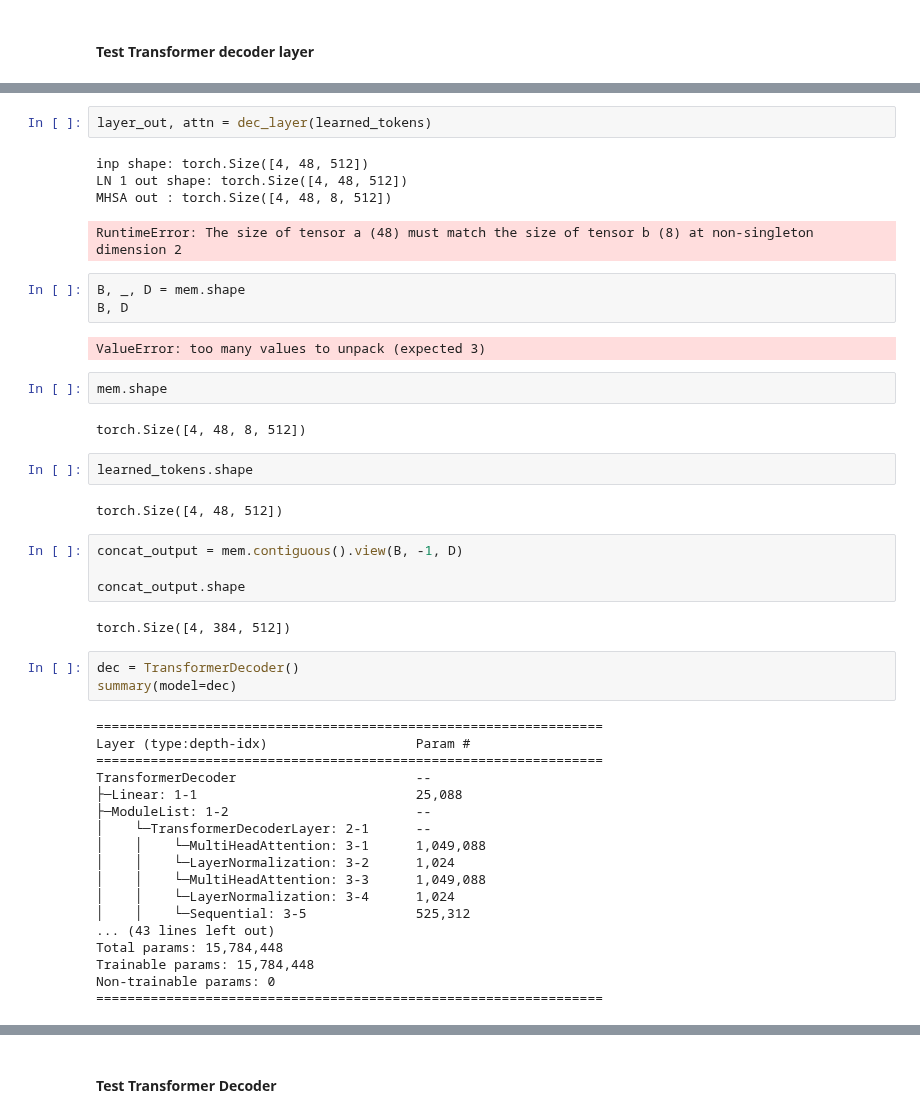
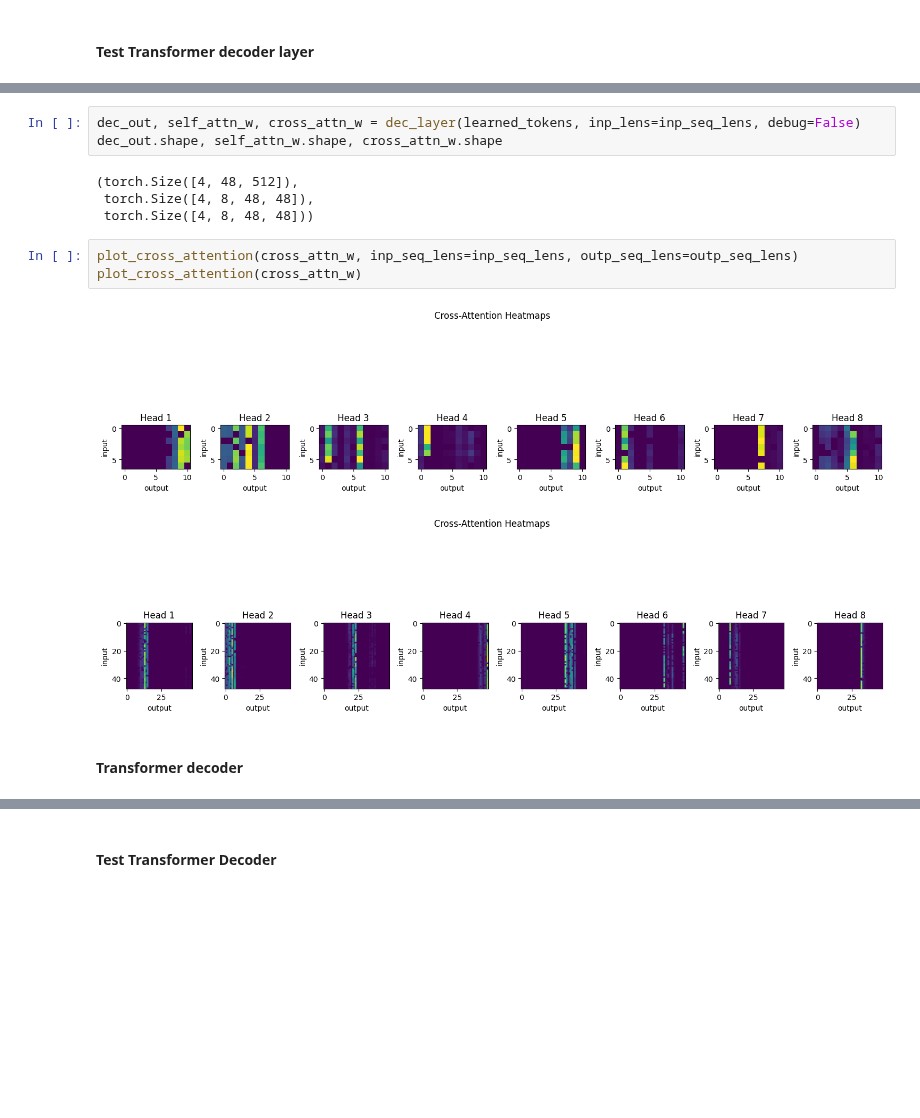
Before and after one commit to dric2018/smf_be, a Jupyter notebook: notebooks/Model.ipynb, the cells around one changed output, grey strips where cells are left out. Saved outputs shown, nothing was run; the diff lists cells and outputs as text; blank space fills up the shorter version.

Commit message:
Fixed MHSA - MHCA - TransformerDecoderLayer

```diff
--- a/notebooks/Model.ipynb
+++ b/notebooks/Model.ipynb
@@ -623,52 +604,20 @@ Trainable params: 10,495,488
 Non-trainable params: 0
 =================================================================
 # %%
-layer_out, attn = dec_layer(learned_tokens)
+dec_out, self_attn_w, cross_attn_w = dec_layer(learned_tokens, inp_lens=inp_seq_lens, debug=False)
+dec_out.shape, self_attn_w.shape, cross_attn_w.shape
 # %% [output]
-inp shape: torch.Size([4, 48, 512])
-LN 1 out shape: torch.Size([4, 48, 512])
-MHSA out : torch.Size([4, 48, 8, 512])
+(torch.Size([4, 48, 512]),
+ torch.Size([4, 8, 48, 48]),
+ torch.Size([4, 8, 48, 48]))
-RuntimeError: The size of tensor a (48) must match the size of tensor b (8) at non-singleton dimension 2
-# %%
-B, _, D = mem.shape
-B, D
-# %% [output]
-ValueError: too many values to unpack (expected 3)
-# %%
-mem.shape
-# %% [output]
-torch.Size([4, 48, 8, 512])
-# %%
-learned_tokens.shape
-# %% [output]
-torch.Size([4, 48, 512])
-# %%
-concat_output = mem.contiguous().view(B, -1, D)
-
-concat_output.shape
-# %% [output]
-torch.Size([4, 384, 512])
-# %%
-dec = TransformerDecoder()
-summary(model=dec)
-# %% [output]
-=================================================================
-Layer (type:depth-idx)                   Param #
-=================================================================
-TransformerDecoder                       --
-├─Linear: 1-1                            25,088
-├─ModuleList: 1-2                        --
-│    └─TransformerDecoderLayer: 2-1      --
-│    │    └─MultiHeadAttention: 3-1      1,049,088
-│    │    └─LayerNormalization: 3-2      1,024
-│    │    └─MultiHeadAttention: 3-3      1,049,088
-│    │    └─LayerNormalization: 3-4      1,024
-│    │    └─Sequential: 3-5              525,312
-... (43 lines left out)
-Total params: 15,784,448
-Trainable params: 15,784,448
-Non-trainable params: 0
-=================================================================
+# %%
+plot_cross_attention(cross_attn_w, inp_seq_lens=inp_seq_lens, outp_seq_lens=outp_seq_lens)
+plot_cross_attention(cross_attn_w)
+# %% [output]
+[figure, added]
+[figure, added]
+# %% [markdown]
+#### Transformer decoder
 # %%
 class TransformerDecoder(nn.Module):
     def __init__(
```
Also changed, not shown: parts of 29 cells of this notebook, 3 other files.
